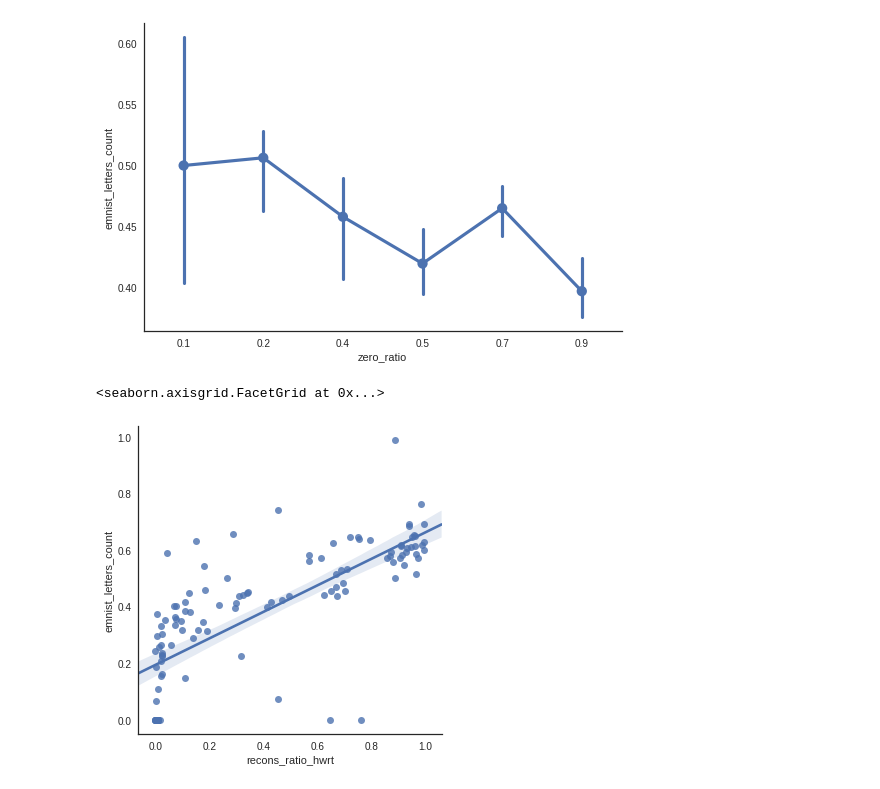
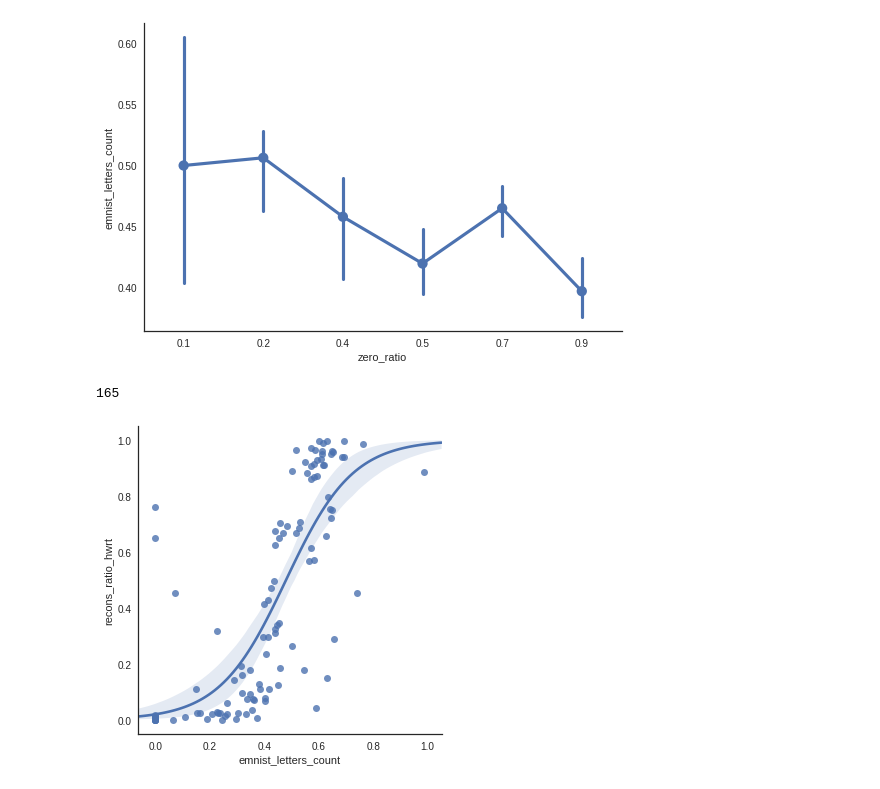
Before and after one commit to mehdidc/out_of_class, a Jupyter notebook: ae/ipynb/analysis.ipynb, the cells around one changed output. Saved outputs shown, nothing was run; the diff lists cells and outputs as text; code cells hidden in the pictures.

```diff
--- a/ae/ipynb/analysis.ipynb
+++ b/ae/ipynb/analysis.ipynb
@@ -163,11 +163,13 @@ sns.factorplot(x='zero_ratio', y='emnist_letters_count', data=df, size=5, aspect
 # %%
 #df_full.plot('recons_ratio_hwrt', 'emnist_letters_count', kind='scatter')
 df = df_full
+#df = df[df['sampler'] == 'mnist_deep']
 df = df[df['nb_layers']>=3]
-sns.lmplot('recons_ratio_hwrt', 'emnist_letters_count', data=df)
+sns.lmplot('emnist_letters_count', 'recons_ratio_hwrt', data=df, logistic=True)
+print(len(df))
 # %% [output]
-<seaborn.axisgrid.FacetGrid at 0x...>
+165
-[figure, old version]
+[figure, new version]
 # %%
 df = df_full
 #df = df[df['sampler'] == 'mnist_noise']
```
Also changed, not shown: parts of 1 cell of this notebook.
